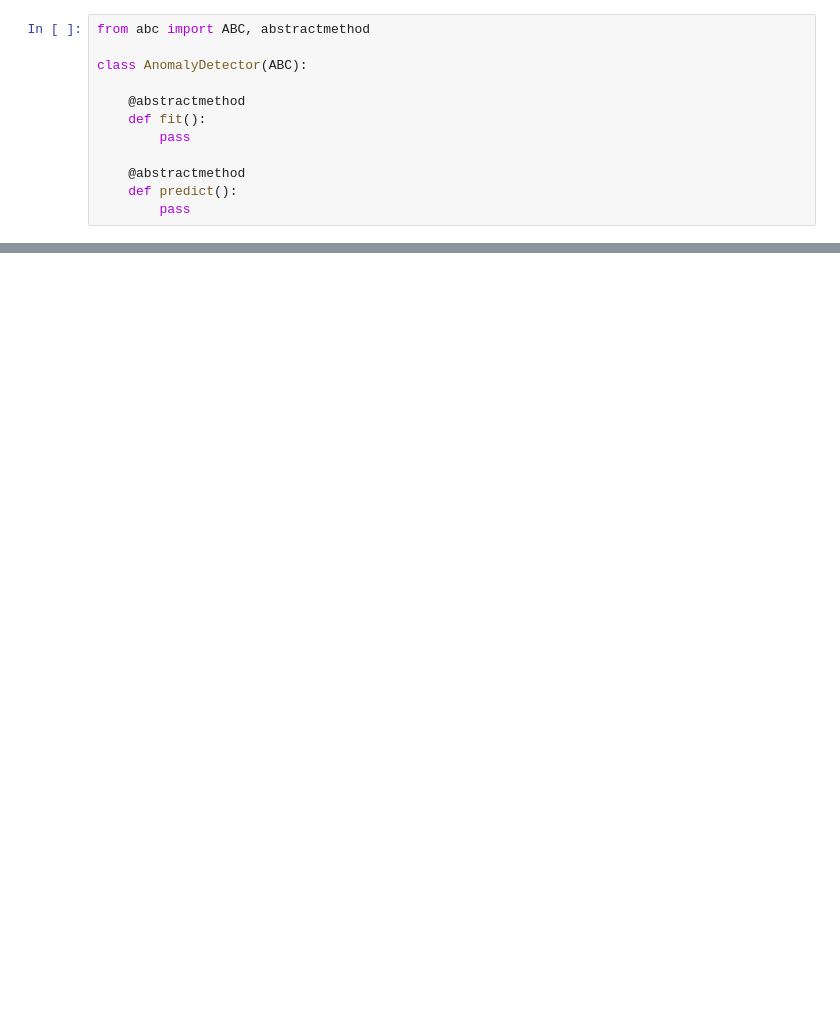
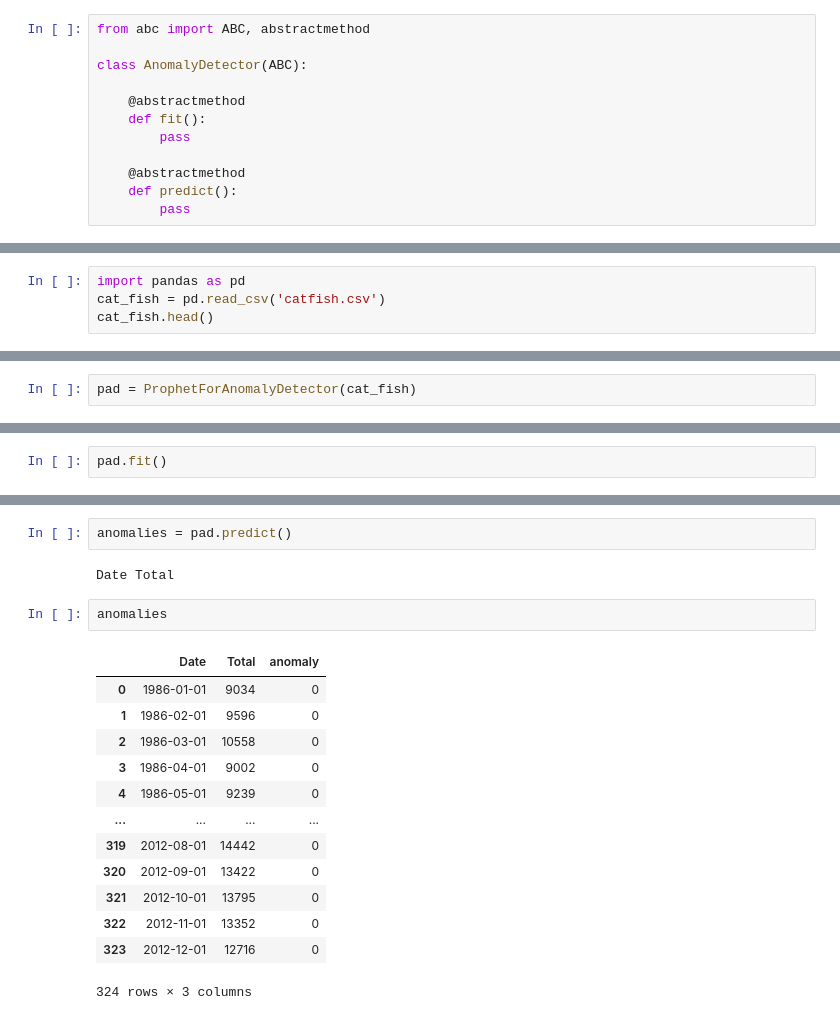
Before and after one commit to aswinselva04/researchnotebooks, a Jupyter notebook: Anomaly_Detection_Final.ipynb, the cells around one changed output, grey strips where cells are left out. Drawn from its saved outputs; the diff is of its cells as text; blank space fills up the shorter version.

```diff
--- a/Anomaly_Detection_Final.ipynb
+++ b/Anomaly_Detection_Final.ipynb
@@ -273,3 +273,7 @@ class RobustZForAnomalyDetector:
         self.ts.loc[self.ts['z_score']<=-self.threshold, 'anomaly'] = -1
         anomalies = self.ts[[self.date_name, self.kpi_name, 'anomaly']]
         return anomalies
+# %%
+import pandas as pd
+cat_fish = pd.read_csv('catfish.csv')
+cat_fish.head()
@@ -275,0 +287,2 @@ class RobustZForAnomalyDetector:
+# %%
+pad = ProphetForAnomalyDetector(cat_fish)
@@ -275,0 +291,2 @@ class RobustZForAnomalyDetector:
+# %%
+pad.fit()
@@ -275,0 +297,20 @@ class RobustZForAnomalyDetector:
+# %%
+anomalies = pad.predict()
+# %% [output]
+Date Total
+# %%
+anomalies
+# %% [output]
+|  | Date | Total | anomaly |
+| 0 | 1986-01-01 | 9034 | 0 |
+| 1 | 1986-02-01 | 9596 | 0 |
+| 2 | 1986-03-01 | 10558 | 0 |
+| 3 | 1986-04-01 | 9002 | 0 |
+| 4 | 1986-05-01 | 9239 | 0 |
+| ... | ... | ... | ... |
+| 319 | 2012-08-01 | 14442 | 0 |
+| 320 | 2012-09-01 | 13422 | 0 |
+| 321 | 2012-10-01 | 13795 | 0 |
+| 322 | 2012-11-01 | 13352 | 0 |
+| 323 | 2012-12-01 | 12716 | 0 |
+324 rows × 3 columns
```
Also changed, not shown: parts of 16 cells of this notebook, 5 other files.
